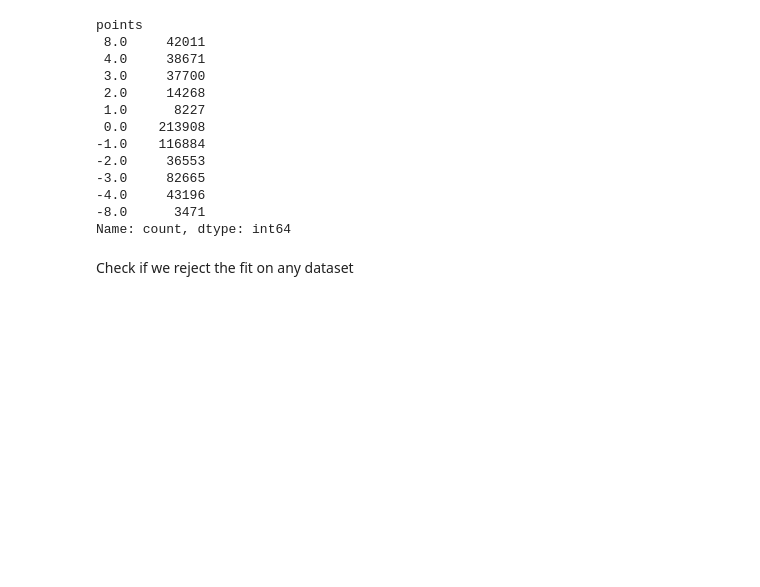
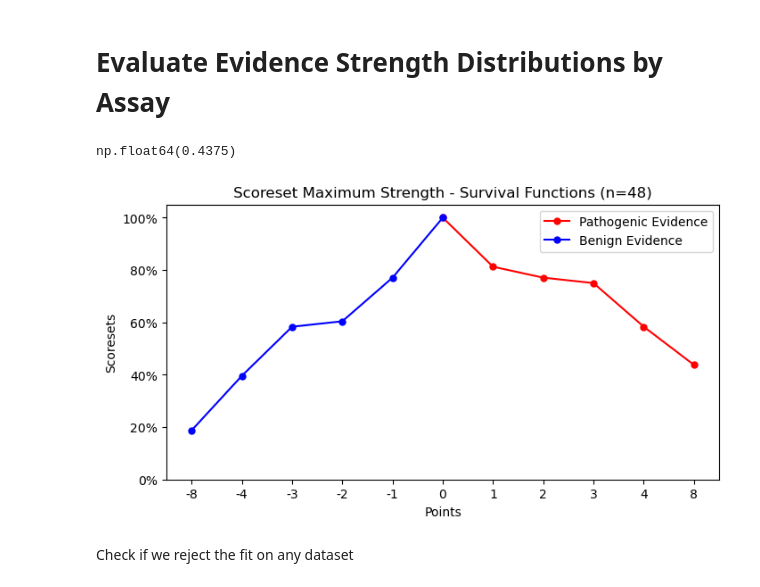
Before and after one commit to Dzeiberg/pillar_project, a Jupyter notebook: 11_Summarize_Fits.ipynb, the cells around one changed output. Drawn from its saved outputs; the diff is of its cells as text; code cells hidden in the pictures; blank space fills up the shorter version.

```diff
--- a/11_Summarize_Fits.ipynb
+++ b/11_Summarize_Fits.ipynb
@@ -11,6 +12,10 @@ dataframe = pd.read_csv("files/dataframe/pillar_data_clinvar38_annotated_final_v
 # %%
 summaries_path = Path("files/model_selection_04_03_2025_P3_summaries/")
+summary_figures_path = summaries_path / "summary_figures"
+summary_figures_path.mkdir(exist_ok=True, parents=True)
 scoreset_summaries = {
     summary_file.stem.replace("_summary","") : json.load(summary_file.open())
     for summary_file in summaries_path.glob("*.json")
 }
+# %% [markdown]
+# Evaluate Evidence Strength Distributions by Assay
@@ -17 +41,27 @@ scoreset_summaries = {
+# %%
+(scoreset_pathogenic_strengths == 8).sum() / len(scoreset_pathogenic_strengths)
+# %% [output]
+np.float64(0.4375)
+# %%
+pointvals = np.array([0,1,2,3,4,8])
+ecdfs_pathogenic = np.zeros(len(pointvals))
+ecdfs_benign = np.zeros(len(pointvals))
+for idx,pointval in enumerate(pointvals):
+    ecdfs_pathogenic[idx] = np.sum(np.array(scoreset_pathogenic_strengths) >= pointval) / len(scoreset_pathogenic_strengths)
+    ecdfs_benign[idx] = np.sum(np.array(scoreset_benign_strengths) <= (-1 * pointval)) / len(scoreset_benign_strengths)
+fig = plt.figure(figsize=(8, 4))
+plt.plot(np.arange(len(ecdfs_pathogenic)), ecdfs_pathogenic, marker='o', markersize=5, color='red', label="Pathogenic Evidence")
+plt.plot(-1 * np.arange(len(ecdfs_pathogenic)), ecdfs_benign, marker='o', markersize=5, color='blue', label="Benign Evidence")
+_ = plt.gca().set_xticks(np.arange(-5,6),[* (-1 * pointvals[1:][::-1]).astype(str),
+                                      * pointvals.astype(str)])
+_ = plt.gca().set_xlabel("Points")
+_ = plt.gca().set_ylabel("Scoresets")
+plt.gca().set_ylim(0,1.05)
+_ = plt.gca().set_yticklabels([f"{int(tick * 100)}%" for tick in plt.gca().get_yticks()])
+plt.gca().set_title(f"Scoreset Maximum Strength - Survival Functions (n={len(scoreset_pathogenic_strengths)})")
+plt.gca().legend()
+
+fig.savefig(summary_figures_path / "scoreset_strengths_survival_functions.png", dpi=300, bbox_inches='tight')
+# %% [output]
+[figure, added]
 # %%
@@ -60,22 +109,6 @@ tqdm.pandas()
 dataframe = dataframe.assign(points=dataframe.progress_apply(
     lambda row: assign_evidence(row, scoreset_summaries.get(row.Dataset, None)), axis=1) # type: ignore
 )
-# %%
-dataframe.points.value_counts().sort_index(ascending=False)
-# %% [output]
-points
- 8.0     42011
- 4.0     38671
- 3.0     37700
- 2.0     14268
- 1.0      8227
- 0.0    213908
--1.0    116884
--2.0     36553
--3.0     82665
--4.0     43196
--8.0      3471
-Name: count, dtype: int64
 # %% [markdown]
 Check if we reject the fit on any dataset
 # %%
```
Also changed, not shown: parts of 10 cells of this notebook.
